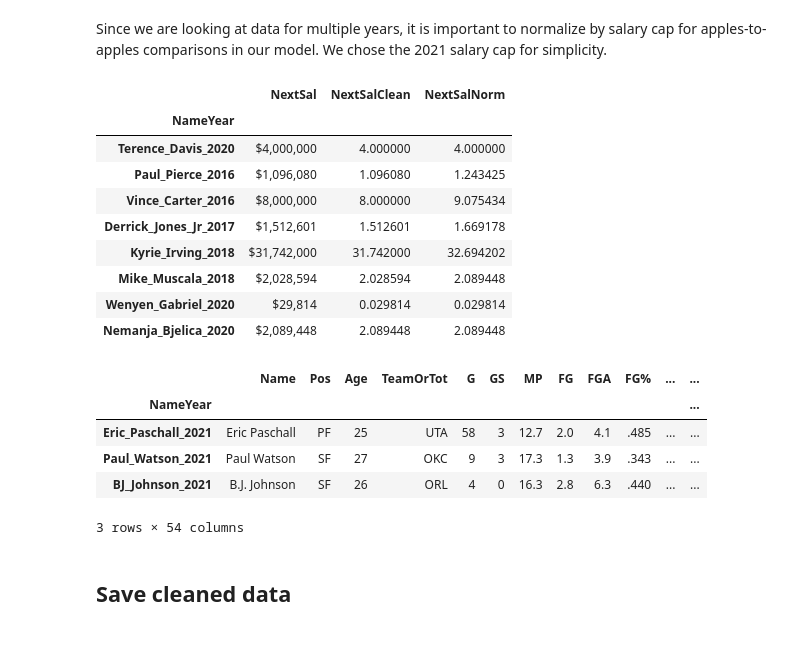
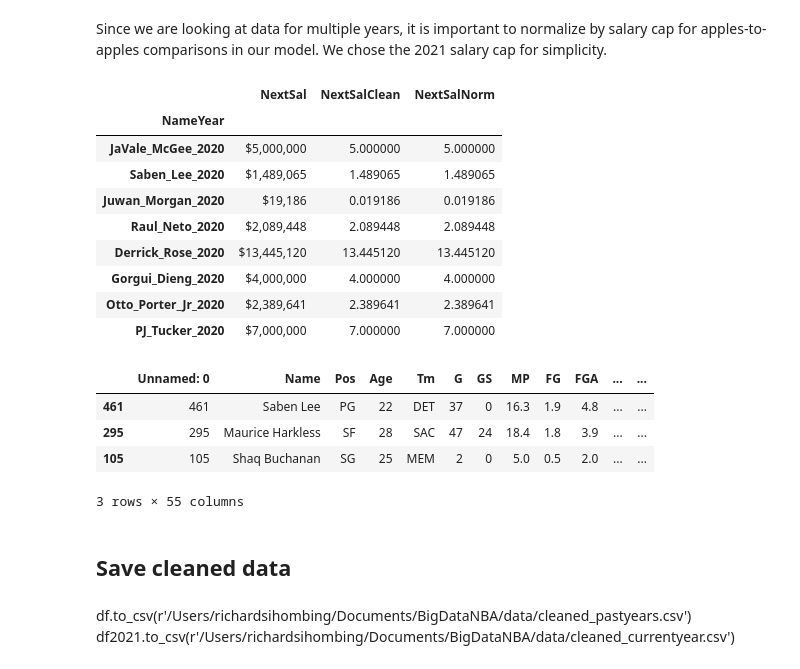
Before and after one commit to rchrdshmbng/BigDataNBA, a Jupyter notebook: 2-clean.ipynb, the cells around one changed output. Drawn from its saved outputs; the diff is of its cells as text; code cells hidden in the pictures; blank space fills up the shorter version.

Commit message:
Getting current data

```diff
--- a/2-clean.ipynb
+++ b/2-clean.ipynb
@@ -126,10 +123,11 @@ df2017_raw = pd.read_csv('./data/df2017_raw.csv')
 df2018_raw = pd.read_csv('./data/df2018_raw.csv')
 df2019_raw = pd.read_csv('./data/df2019_raw.csv')
 df2020_merged = pd.read_csv('./data/df2020_merged.csv')
+df2021_merged = pd.read_csv('./data/df2021_merged.csv')
 
-df  = pd.concat([df2016_raw, df2017_raw, df2018_raw, df2019_raw, df2020_merged])
+df  = pd.concat([df2016_raw, df2017_raw, df2018_raw, df2019_raw, df2020_merged, df2021_merged])
 df = df.set_index('NameYear')
 
-df2021 = pd.read_csv('./data/df2021_merged.csv')
-df2021 = df2021.set_index('NameYear')
-df2021 = df2021.drop("Player_2021")  #spurious entry
+df2022 = pd.read_csv('./data/df2022_merged.csv')
+df2022 = df2022.set_index('2023')
+df2022 = df2022.drop("Player_2022")  #spurious entry
@@ -181,8 +181,8 @@ def clean_salary(sal, year):
     return salary
 
 # Salary Cap Data taken from spotrac.com/nba/cba
-salarycap = {2016:   94.143,  2017: 99.093,   2018: 101.869,   2019:  109.14,
-             2020:   109.14,  2021: 112.414}
+salarycap = {2016:  94.143, 2017: 99.093,   2018: 101.869,  2019:  109.14,
+             2020:  109.14,    2021: 112.414,   2022: 123.655,  2023: 136.021}
 
 def clean_and_norm_salary(sal, year):
     ''' Adds all salaries earned per year into one salary (in millions of dollars)
@@ -221,35 +221,34 @@ df[cols].sample(8)
 # %% [output]
 |  | NextSal | NextSalClean | NextSalNorm |
 | NameYear |  |  |  |
-| Terence_Davis_2020 | $4,000,000 | 4.000000 | 4.000000 |
-| Paul_Pierce_2016 | $1,096,080 | 1.096080 | 1.243425 |
-| Vince_Carter_2016 | $8,000,000 | 8.000000 | 9.075434 |
-| Derrick_Jones_Jr_2017 | $1,512,601 | 1.512601 | 1.669178 |
-| Kyrie_Irving_2018 | $31,742,000 | 31.742000 | 32.694202 |
-| Mike_Muscala_2018 | $2,028,594 | 2.028594 | 2.089448 |
-| Wenyen_Gabriel_2020 | $29,814 | 0.029814 | 0.029814 |
-| Nemanja_Bjelica_2020 | $2,089,448 | 2.089448 | 2.089448 |
+| JaVale_McGee_2020 | $5,000,000 | 5.000000 | 5.000000 |
+| Saben_Lee_2020 | $1,489,065 | 1.489065 | 1.489065 |
+| Juwan_Morgan_2020 | $19,186 | 0.019186 | 0.019186 |
+| Raul_Neto_2020 | $2,089,448 | 2.089448 | 2.089448 |
+| Derrick_Rose_2020 | $13,445,120 | 13.445120 | 13.445120 |
+| Gorgui_Dieng_2020 | $4,000,000 | 4.000000 | 4.000000 |
+| Otto_Porter_Jr_2020 | $2,389,641 | 2.389641 | 2.389641 |
+| PJ_Tucker_2020 | $7,000,000 | 7.000000 | 7.000000 |
 # %%
-for index, row in df2021.iterrows():
+for index, row in df2022.iterrows():
 
-    salary = df2021.loc[index, 'Salary']
+    salary = df2022.loc[index, 'CurrentSalary']
     try:
-        df2021.loc[index, 'SalClean'] = clean_salary(salary, 2021)
+        df2022.loc[index, 'SalClean'] = clean_salary(CurrentSalary, 2023)
     except:
-        df2021.loc[index, 'SalClean'] = np.nan
+        df2022.loc[index, 'SalClean'] = np.nan
 
     try:
-        df2021.loc[index, 'SalNorm'] = norm_salary(salary, 2021)
+        df2022.loc[index, 'SalNorm'] = norm_salary(CurrentSalary, 2023)
     except:
-        df2021.loc[index, 'SalNorm'] = np.nan
+        df2022.loc[index, 'SalNorm'] = np.nan
 
-df2021.sample(3)
+df2022.sample(3)
 # %% [output]
-|  | Name | Pos | Age | TeamOrTot | G | GS | MP | FG | FGA | FG% | ... | ... |
-| NameYear |  |  |  |  |  |  |  |  |  |  |  | ... |
-| Eric_Paschall_2021 | Eric Paschall | PF | 25 | UTA | 58 | 3 | 12.7 | 2.0 | 4.1 | .485 | ... | ... |
-| Paul_Watson_2021 | Paul Watson | SF | 27 | OKC | 9 | 3 | 17.3 | 1.3 | 3.9 | .343 | ... | ... |
-| BJ_Johnson_2021 | B.J. Johnson | SF | 26 | ORL | 4 | 0 | 16.3 | 2.8 | 6.3 | .440 | ... | ... |
+|  | Unnamed: 0 | Name | Pos | Age | Tm | G | GS | MP | FG | FGA | ... | ... |
+| 461 | 461 | Saben Lee | PG | 22 | DET | 37 | 0 | 16.3 | 1.9 | 4.8 | ... | ... |
+| 295 | 295 | Maurice Harkless | SF | 28 | SAC | 47 | 24 | 18.4 | 1.8 | 3.9 | ... | ... |
+| 105 | 105 | Shaq Buchanan | SG | 25 | MEM | 2 | 0 | 5.0 | 0.5 | 2.0 | ... | ... |
-3 rows × 54 columns
+3 rows × 55 columns
 # %% [markdown]
 ## Save cleaned data
@@ -258,0 +255,3 @@ df2021.to_csv(r'/Users/richardsihombing/Documents/BigDataNBA/data/cleaned_curren
+# %% [markdown]
+df.to_csv(r'/Users/richardsihombing/Documents/BigDataNBA/data/cleaned_pastyears.csv')
+df2021.to_csv(r'/Users/richardsihombing/Documents/BigDataNBA/data/cleaned_currentyear.csv')
```
Also changed, not shown: parts of 14 cells of this notebook, 15 other files.
